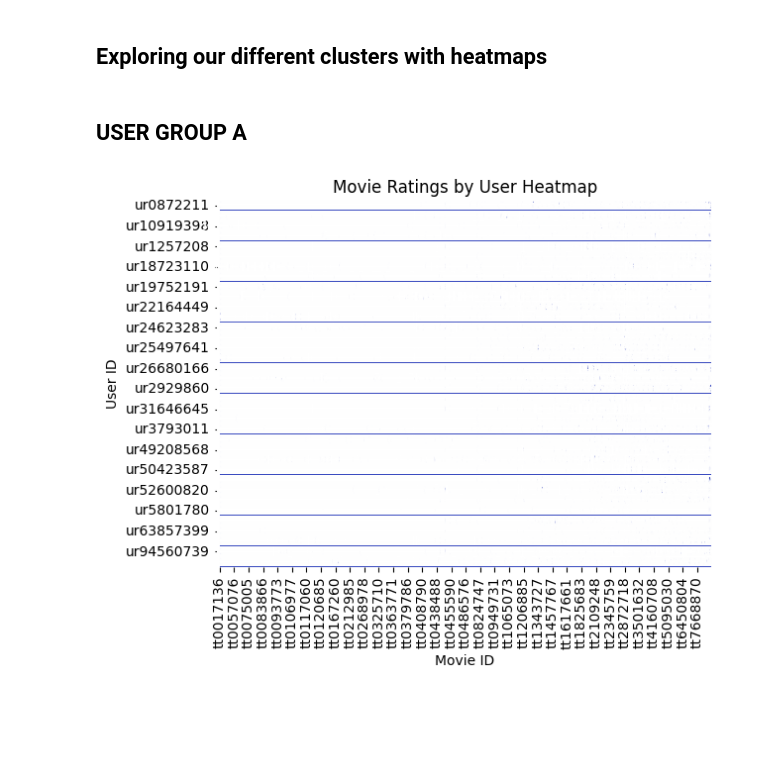
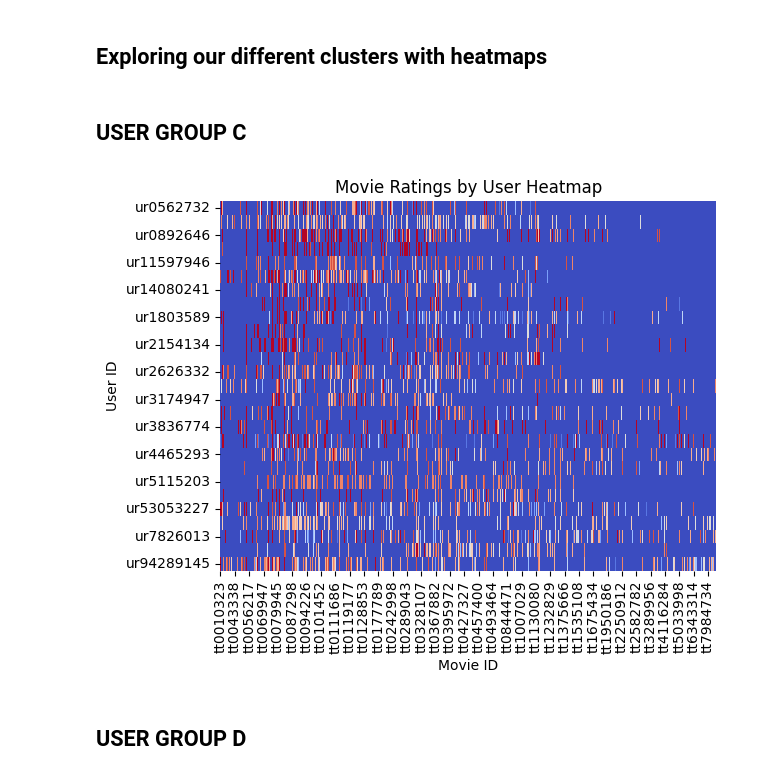
Before and after one commit to Panoskontos/Movie_reccomendation, a Jupyter notebook: main.ipynb, the cells around one changed output. Saved outputs shown, nothing was run; the diff lists cells and outputs as text; code cells hidden in the pictures; blank space fills up the shorter version.

```diff
--- a/main.ipynb
+++ b/main.ipynb
@@ -178,9 +220,8 @@ R
 # %%
-# drop movies that are rated by 100 users at least
-
+# drop movies that are rated by 50 users at least
 counts = R.count()
 # set a threshold value
-threshold = 100
+threshold = 50
 # filter the columns based on the threshold value
 filtered_df = R.loc[:, counts >= threshold]
 # print the filtered DataFrame
@@ -240,7 +279,8 @@ R
 ## Doing the clustering
 # %%
 # normalize the data
-df_norm = (R - R.mean()) / R.std()
+# df_norm = (R - R.mean()) / R.std()
+df_norm = R
 # %% [markdown]
 ### Use euclidiean distance with K-means
 # %%
@@ -263,6 +303,6 @@ plt.show()
 # %%
 # cluster the users using k-means
-kmeans = KMeans(n_clusters=8, random_state=0)
+kmeans = KMeans(n_clusters=10, random_state=0)
 clusters = kmeans.fit_predict(df_norm)
 # %%
 # add the cluster labels to the dataframe
@@ -297,7 +339,8 @@ Name: cluster, dtype: int64
 <h3>It seems visually that we have some teams of users that we will now visualise to get some insigths</h3>
 </br>
 # %%
-# Lets create our teams
+# Lets create some of our teams
+R = R.apply(pd.to_numeric)
 UA = R[R['cluster'] == 1]
 UB = R[R['cluster'] == 0]
 UC = R[R['cluster'] == 3]
@@ -329,14 +387,16 @@ UD
 # %% [markdown]
 ## Exploring our different clusters with heatmaps
 # %% [markdown]
-## USER GROUP A
+## USER GROUP C
 # %%
 # We are ploting a heatmap but we can't see a lot!
-sns.heatmap(UD, cmap='coolwarm', cbar=False,annot=True)
+sns.heatmap(UC, cmap='coolwarm', cbar=False)
 # set plot title and axis labels
 plt.title('Movie Ratings by User Heatmap')
 plt.ylabel('User ID')
 plt.xlabel('Movie ID')
 plt.show()
 # %% [output]
-[figure, old version]
+[figure, new version]
+# %% [markdown]
+## USER GROUP D
```
Also changed, not shown: parts of 20 cells of this notebook.
